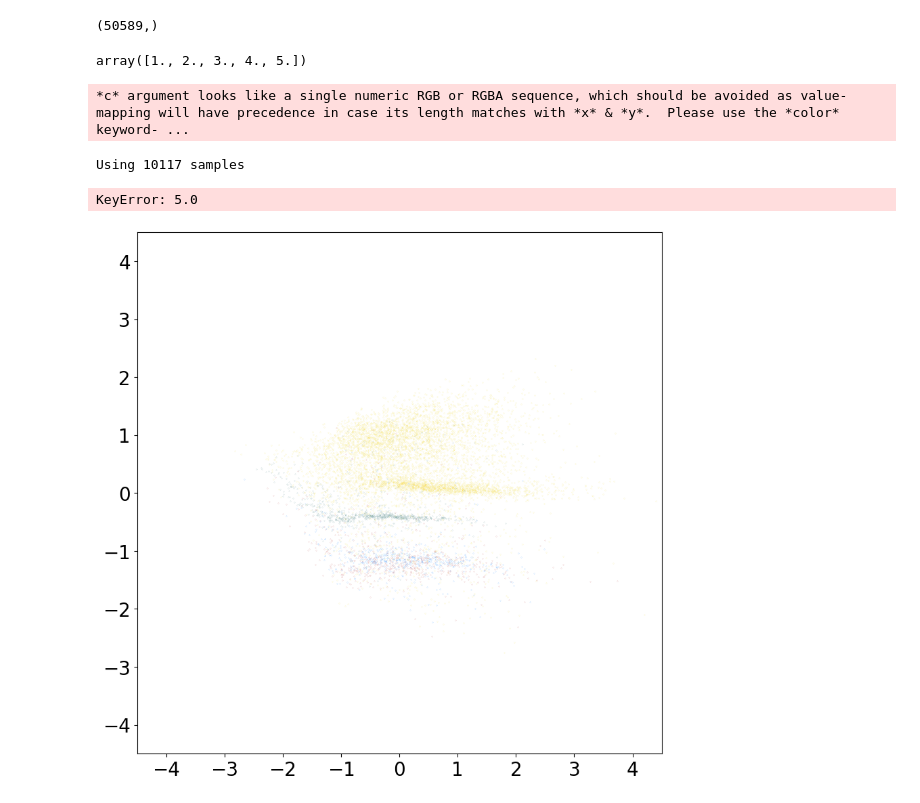
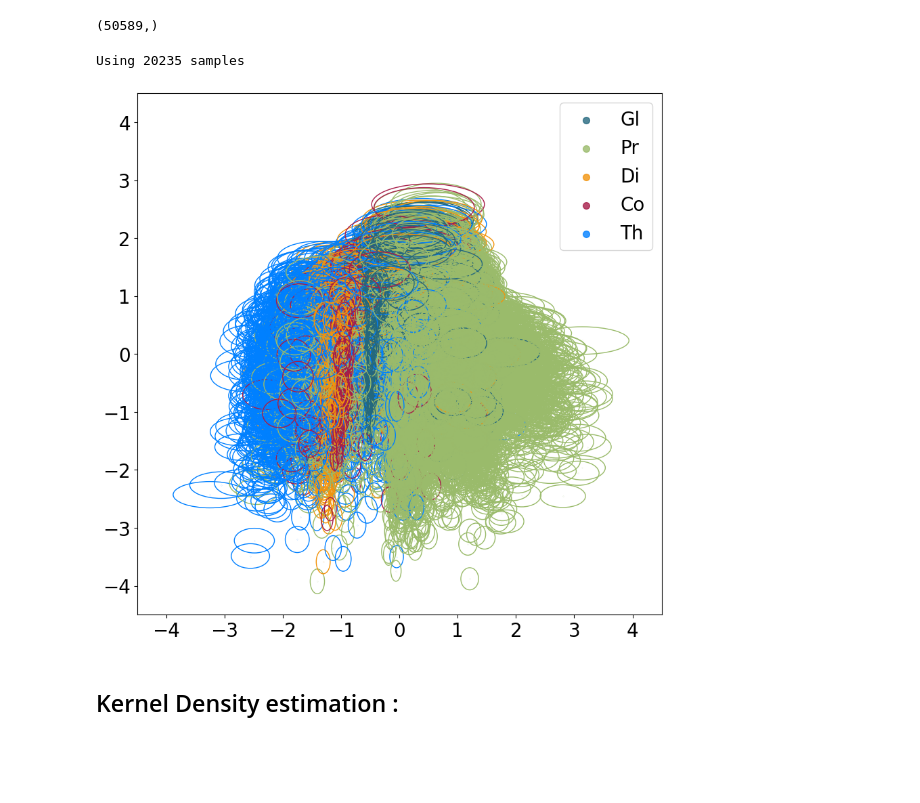
Before and after one commit to vandeplaslab/sisal, a Jupyter notebook: experiments/kidney_data/kidney_data.ipynb, the cells around one changed output. Drawn from its saved outputs; the diff is of its cells as text; code cells hidden in the pictures; blank space fills up the shorter version.

```diff
--- a/experiments/kidney_data/kidney_data.ipynb
+++ b/experiments/kidney_data/kidney_data.ipynb
@@ -21,7 +23,7 @@ centroids =  (237642, 212)
 mask :  (237642,)
 unique mask :  [0. 1. 2. 3. 4. 5.]
 # %%
-train_loader, test_loader, full_index_loader = normalize_train_test_full_loader(centroids,mask,batch_size=32)
+train_loader, test_loader, full_index_loader = normalize_train_test_full_loader_given_index(centroids,pixel_index,mask,batch_size=32)
 # %%
 PATH = 'model_kidney.pth'
 # %%
@@ -88,14 +90,10 @@ p.vars.shape
 p.label.shape
 # %% [output]
 (50589,)
-# %%
-np.unique(p.label)
-# %% [output]
-array([1., 2., 3., 4., 5.])
 # %%
-p.plot_latent_dim_with_var(mask_to_name,p=0.2)
+p.plot_latent_dim_with_var(mask_to_name,p=0.4)
 # %% [output]
-*c* argument looks like a single numeric RGB or RGBA sequence, which should be avoided as value-mapping will have precedence in case its length matches with *x* & *y*.  Please use the *color* keyword- ...
+Using 20235 samples
-Using 10117 samples
-KeyError: 5.0
-[figure, old version]
+[figure, new version]
+# %% [markdown]
+## Kernel Density estimation :
```
Also changed, not shown: parts of 9 cells of this notebook, 6 other files.
